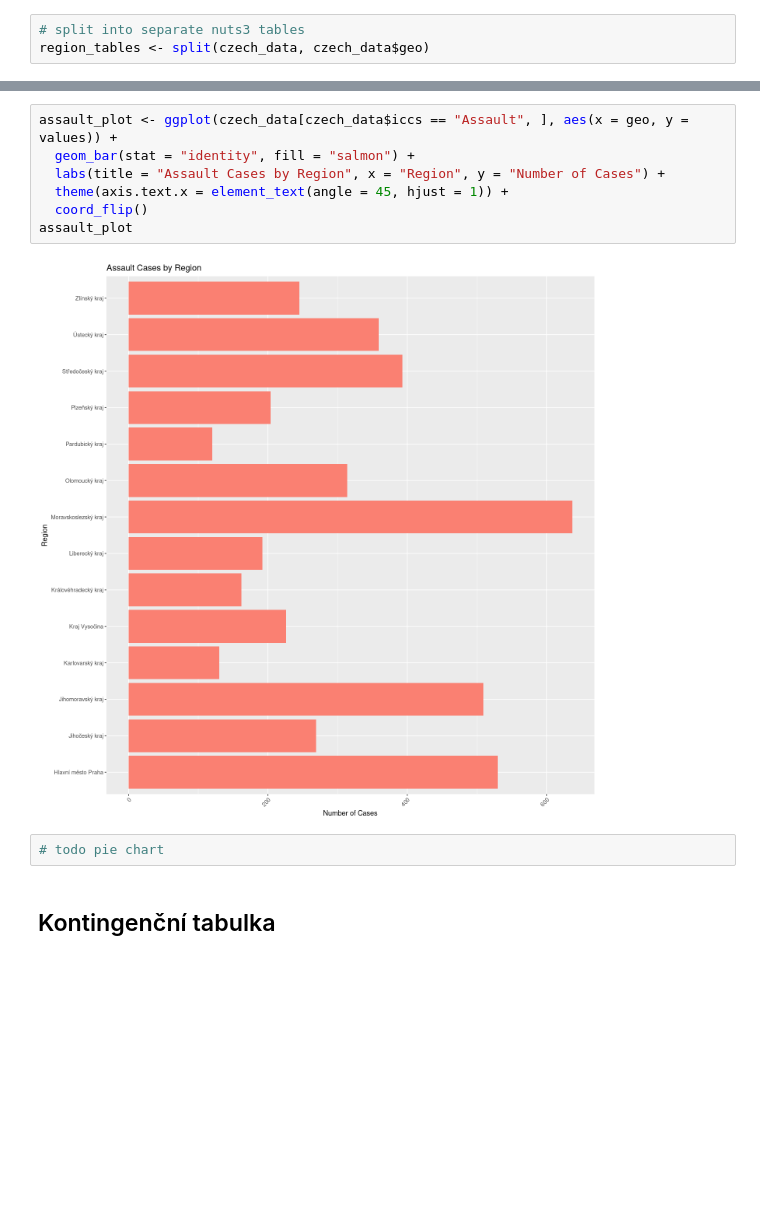
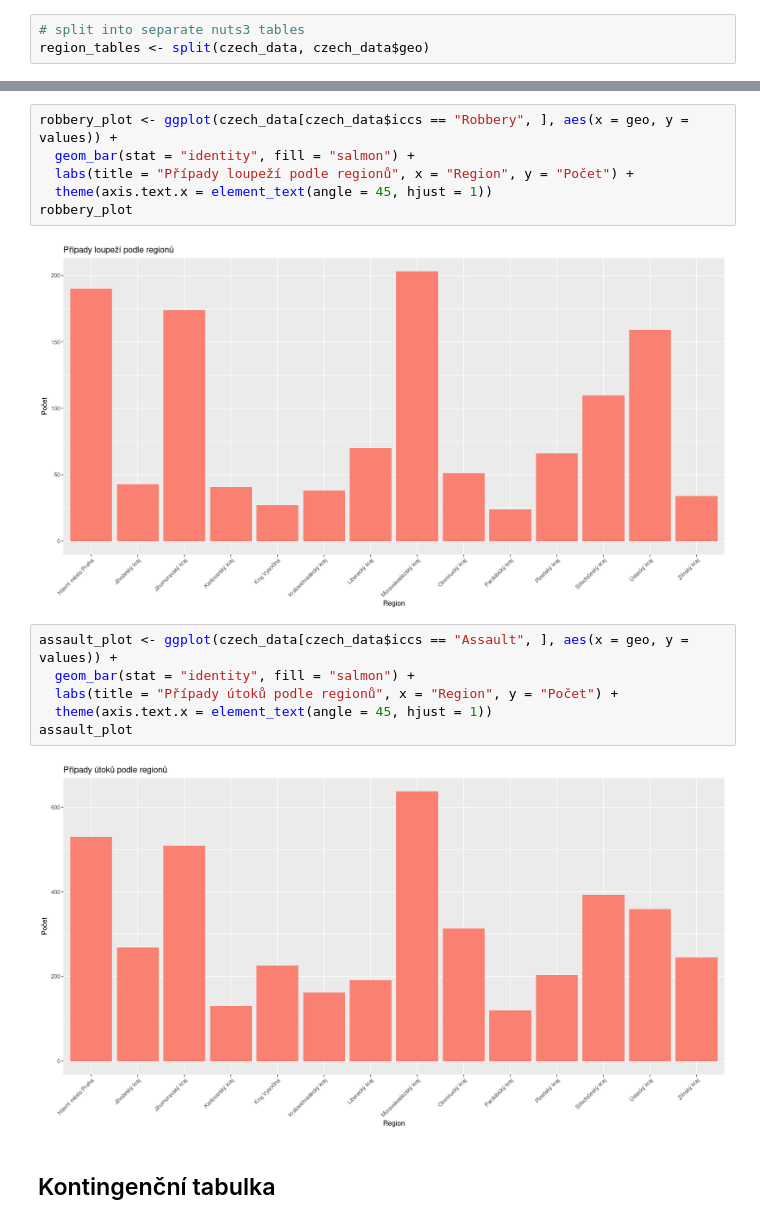
Before and after one commit to xsenyaaax/practicalStatistics, a Jupyter notebook: semestral-project.ipynb, the cells around one changed output, grey strips where cells are left out. Saved outputs shown, nothing was run; the diff lists cells and outputs as text; blank space fills up the shorter version.

```diff
--- a/semestral-project.ipynb
+++ b/semestral-project.ipynb
@@ -215,14 +276,19 @@ homicide_plot
 # %%
-assault_plot <- ggplot(czech_data[czech_data$iccs == "Assault", ], aes(x = geo, y = values)) +
+robbery_plot <- ggplot(czech_data[czech_data$iccs == "Robbery", ], aes(x = geo, y = values)) +
   geom_bar(stat = "identity", fill = "salmon") +
-  labs(title = "Assault Cases by Region", x = "Region", y = "Number of Cases") +
-  theme(axis.text.x = element_text(angle = 45, hjust = 1)) +
-  coord_flip()
-assault_plot
+  labs(title = "Případy loupeží podle regionů", x = "Region", y = "Počet") +
+  theme(axis.text.x = element_text(angle = 45, hjust = 1))
+robbery_plot
 # %% [output]
-[figure, old version]
+[figure, new version]
-# %%
-# todo pie chart
+# %%
+assault_plot <- ggplot(czech_data[czech_data$iccs == "Assault", ], aes(x = geo, y = values)) +
+  geom_bar(stat = "identity", fill = "salmon") +
+  labs(title = "Případy útoků podle regionů", x = "Region", y = "Počet") +
+  theme(axis.text.x = element_text(angle = 45, hjust = 1))
+assault_plot
+# %% [output]
+[figure, added]
 # %% [markdown]
 ## Kontingenční tabulka
 # %% [markdown]
```
Also changed, not shown: parts of 13 cells of this notebook.
